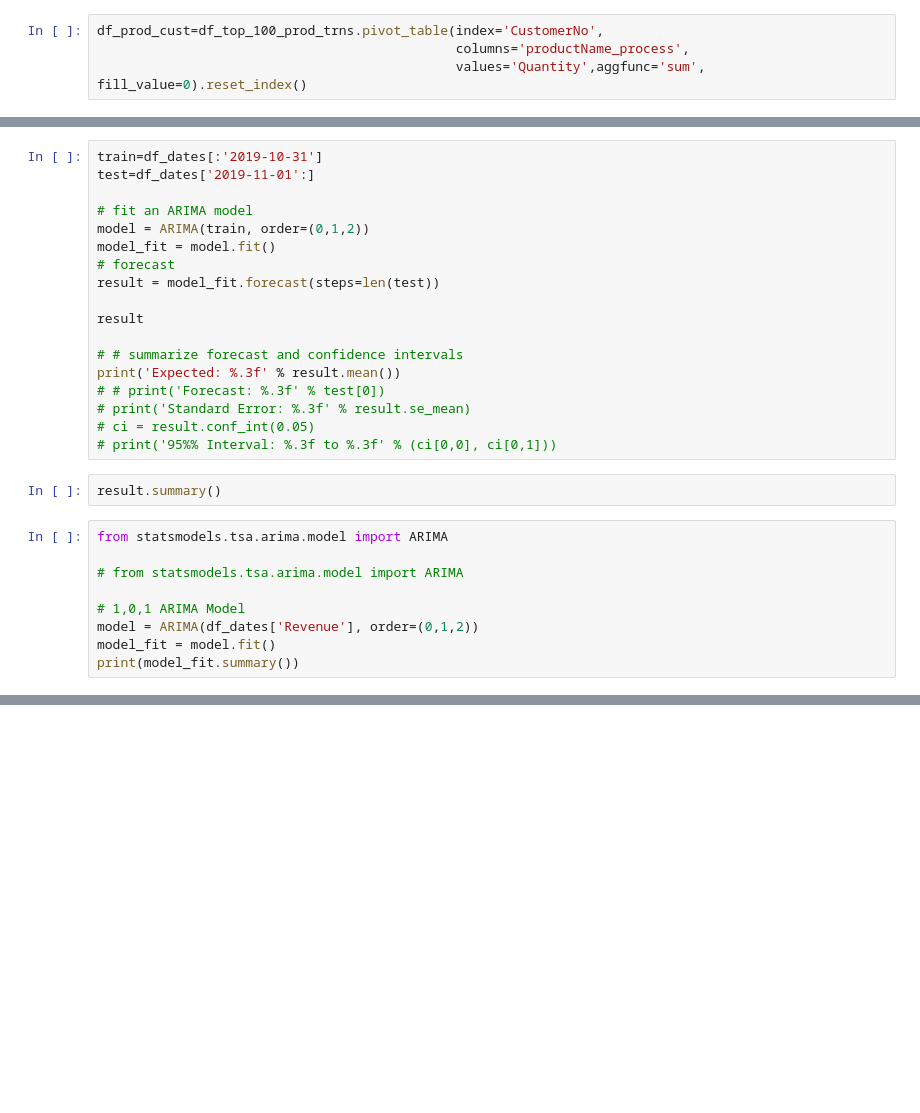
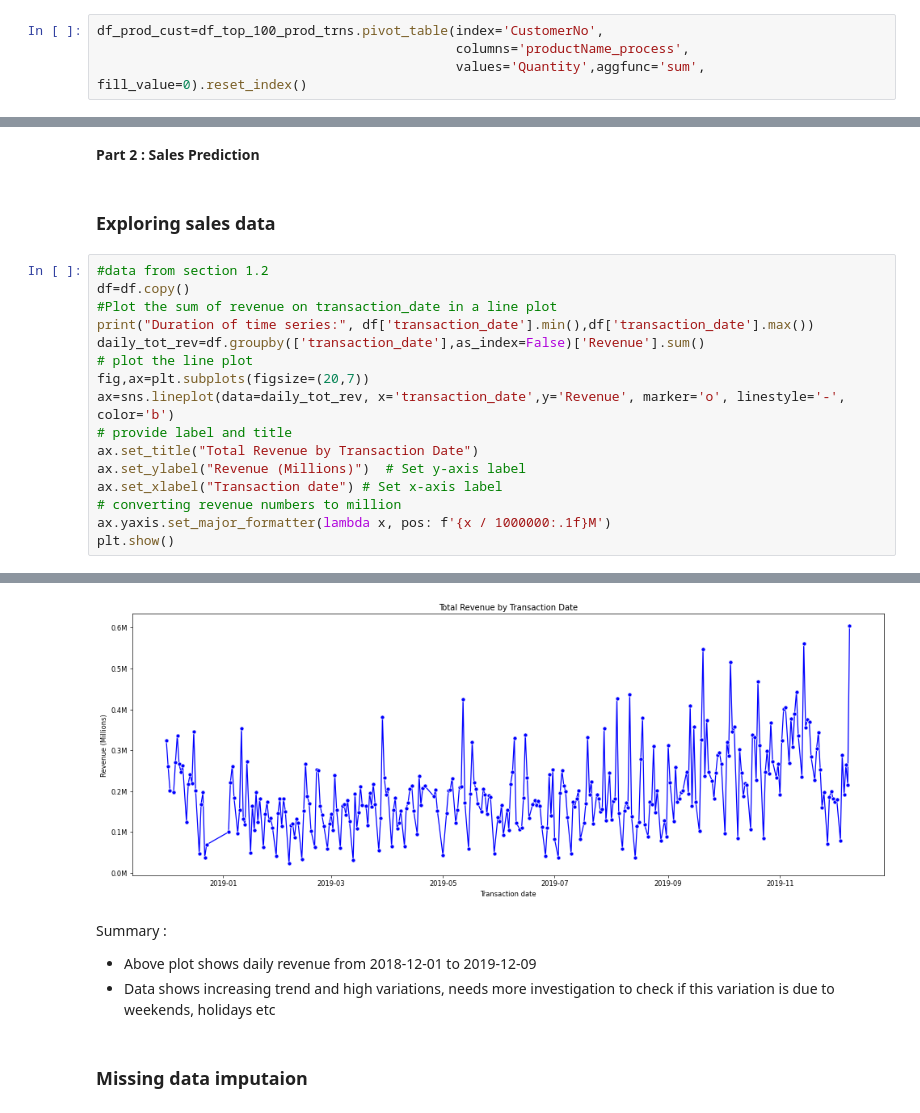
Before and after one commit to ManasiHiremath/MDS_DEAKIN, a Jupyter notebook: Untitled10.ipynb, the cells around one changed output, grey strips where cells are left out. Saved outputs shown, nothing was run; the diff lists cells and outputs as text; blank space fills up the shorter version.

```diff
--- a/Untitled10.ipynb
+++ b/Untitled10.ipynb
@@ -799,29 +586,21 @@ else:
-# %%
-train=df_dates[:'2019-10-31']
-test=df_dates['2019-11-01':]
-
-# fit an ARIMA model
-model = ARIMA(train, order=(0,1,2))
-model_fit = model.fit()
-# forecast
-result = model_fit.forecast(steps=len(test))
-
-result
-
-# # summarize forecast and confidence intervals
-print('Expected: %.3f' % result.mean())
-# # print('Forecast: %.3f' % test[0])
-# print('Standard Error: %.3f' % result.se_mean)
-# ci = result.conf_int(0.05)
-# print('95%% Interval: %.3f to %.3f' % (ci[0,0], ci[0,1]))
-# %%
-result.summary()
-# %%
-from statsmodels.tsa.arima.model import ARIMA
-
-# from statsmodels.tsa.arima.model import ARIMA
-
-# 1,0,1 ARIMA Model
-model = ARIMA(df_dates['Revenue'], order=(0,1,2))
-model_fit = model.fit()
-print(model_fit.summary())
+# %% [markdown]
+ **Part 2 : Sales Prediction**
+# %% [markdown]
+### Exploring sales data
+# %%
+#data from section 1.2
+df=df.copy()
+#Plot the sum of revenue on transaction_date in a line plot
+print("Duration of time series:", df['transaction_date'].min(),df['transaction_date'].max())
+daily_tot_rev=df.groupby(['transaction_date'],as_index=False)['Revenue'].sum()
+# plot the line plot
+fig,ax=plt.subplots(figsize=(20,7))
+ax=sns.lineplot(data=daily_tot_rev, x='transaction_date',y='Revenue', marker='o', linestyle='-', color='b')
+# provide label and title
+ax.set_title("Total Revenue by Transaction Date")
+ax.set_ylabel("Revenue (Millions)")  # Set y-axis label
+ax.set_xlabel("Transaction date") # Set x-axis label
+# converting revenue numbers to million
+ax.yaxis.set_major_formatter(lambda x, pos: f'{x / 1000000:.1f}M')
+plt.show()
+# %% [output]
@@ -827,0 +608,7 @@ print(model_fit.summary())
+[figure, added]
+# %% [markdown]
+Summary :
+- Above plot shows daily revenue from 2018-12-01 to 2019-12-09
+- Data shows increasing trend and high variations, needs more investigation to check if this variation is due to weekends, holidays etc
+# %% [markdown]
+### Missing data imputaion
```
Also changed, not shown: parts of 41 cells of this notebook.
